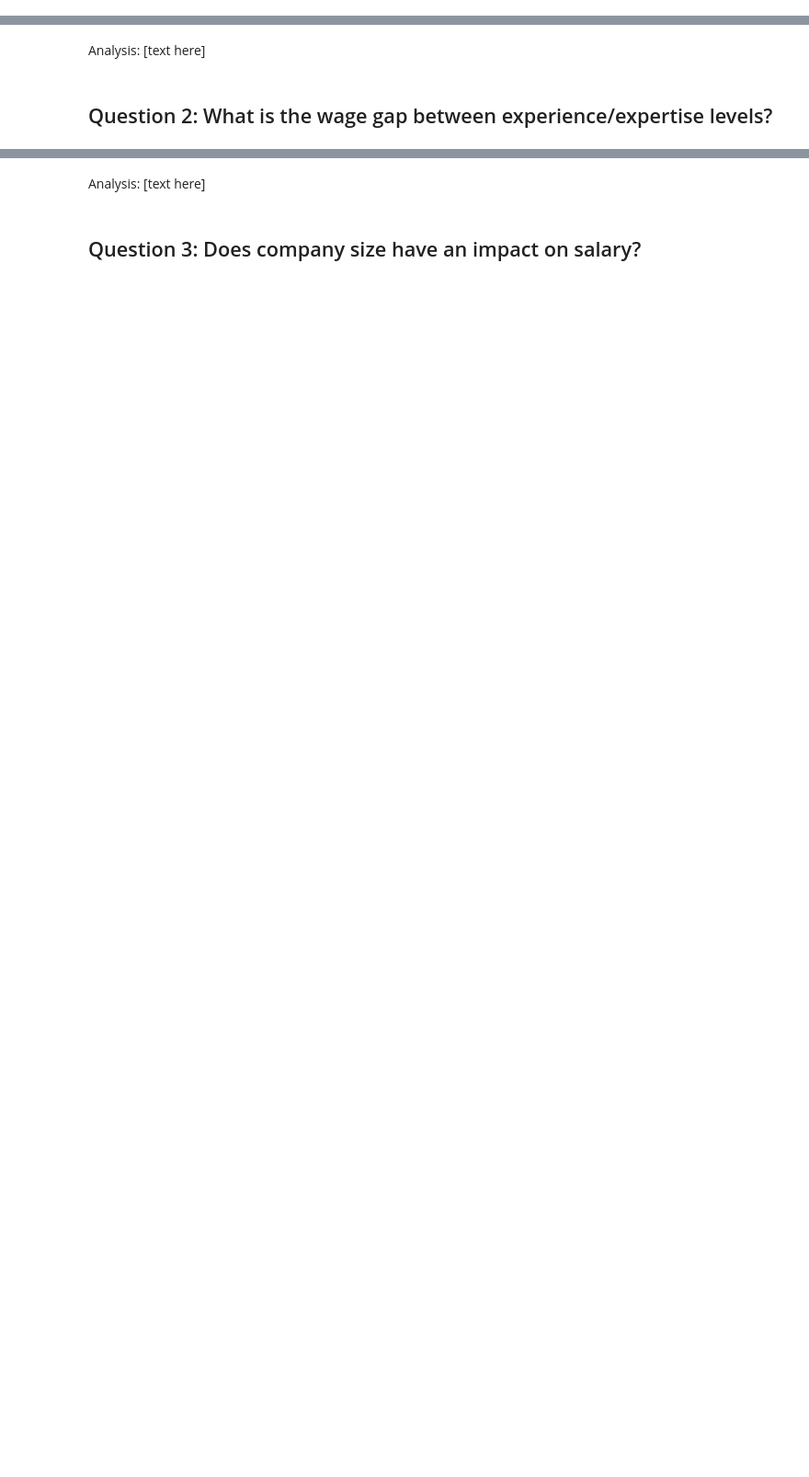
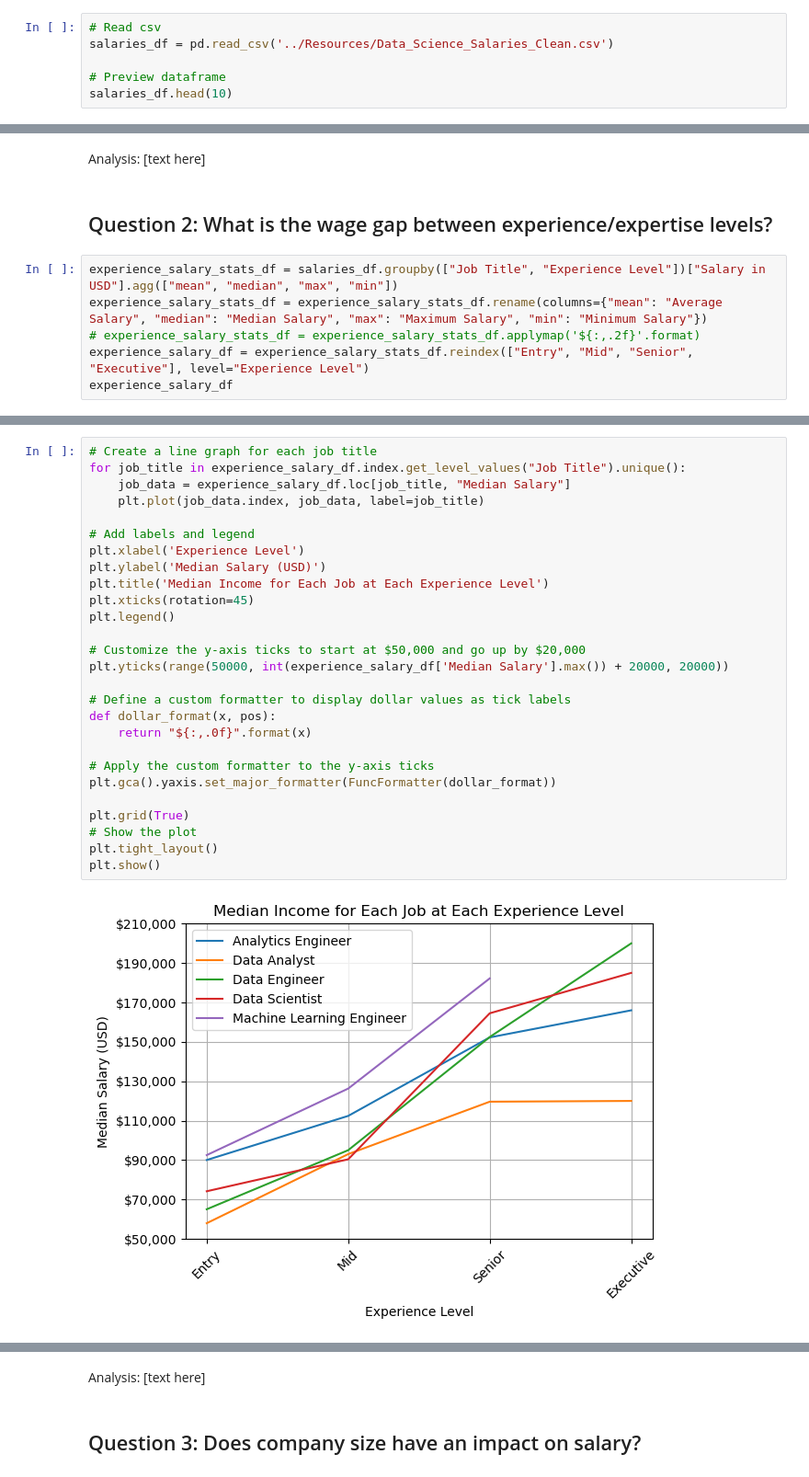
Before and after one commit to emilyshewcraft/project-one, a Jupyter notebook: Results/final_results.ipynb, the cells around one changed output, grey strips where cells are left out. Shown at 92% size. Saved outputs shown, nothing was run; the diff lists cells and outputs as text; blank space fills up the shorter version.

```diff
--- a/Results/final_results.ipynb
+++ b/Results/final_results.ipynb
@@ -9,0 +12,6 @@ import scipy.stats as st
+# %%
+# Read csv
+salaries_df = pd.read_csv('../Resources/Data_Science_Salaries_Clean.csv')
+
+# Preview dataframe
+salaries_df.head(10)
@@ -13,3 +186,9 @@ import scipy.stats as st
 Analysis: [text here]
 # %% [markdown]
 ## Question 2: What is the wage gap between experience/expertise levels?
+# %%
+experience_salary_stats_df = salaries_df.groupby(["Job Title", "Experience Level"])["Salary in USD"].agg(["mean", "median", "max", "min"])
+experience_salary_stats_df = experience_salary_stats_df.rename(columns={"mean": "Average Salary", "median": "Median Salary", "max": "Maximum Salary", "min": "Minimum Salary"})
+# experience_salary_stats_df = experience_salary_stats_df.applymap('${:,.2f}'.format)
+experience_salary_df = experience_salary_stats_df.reindex(["Entry", "Mid", "Senior", "Executive"], level="Experience Level")
+experience_salary_df
@@ -15,0 +214,29 @@ Analysis: [text here]
+# %%
+# Create a line graph for each job title
+for job_title in experience_salary_df.index.get_level_values("Job Title").unique():
+    job_data = experience_salary_df.loc[job_title, "Median Salary"]
+    plt.plot(job_data.index, job_data, label=job_title)
+
+# Add labels and legend
+plt.xlabel('Experience Level')
+plt.ylabel('Median Salary (USD)')
+plt.title('Median Income for Each Job at Each Experience Level')
+plt.xticks(rotation=45)
+plt.legend()
+
+# Customize the y-axis ticks to start at $50,000 and go up by $20,000
+plt.yticks(range(50000, int(experience_salary_df['Median Salary'].max()) + 20000, 20000))
+
+# Define a custom formatter to display dollar values as tick labels
+def dollar_format(x, pos):
+    return "${:,.0f}".format(x)
+
+# Apply the custom formatter to the y-axis ticks
+plt.gca().yaxis.set_major_formatter(FuncFormatter(dollar_format))
+
+plt.grid(True)
+# Show the plot
+plt.tight_layout()
+plt.show()
+# %% [output]
+[figure, added]
```
Also changed, not shown: parts of 42 cells of this notebook.
